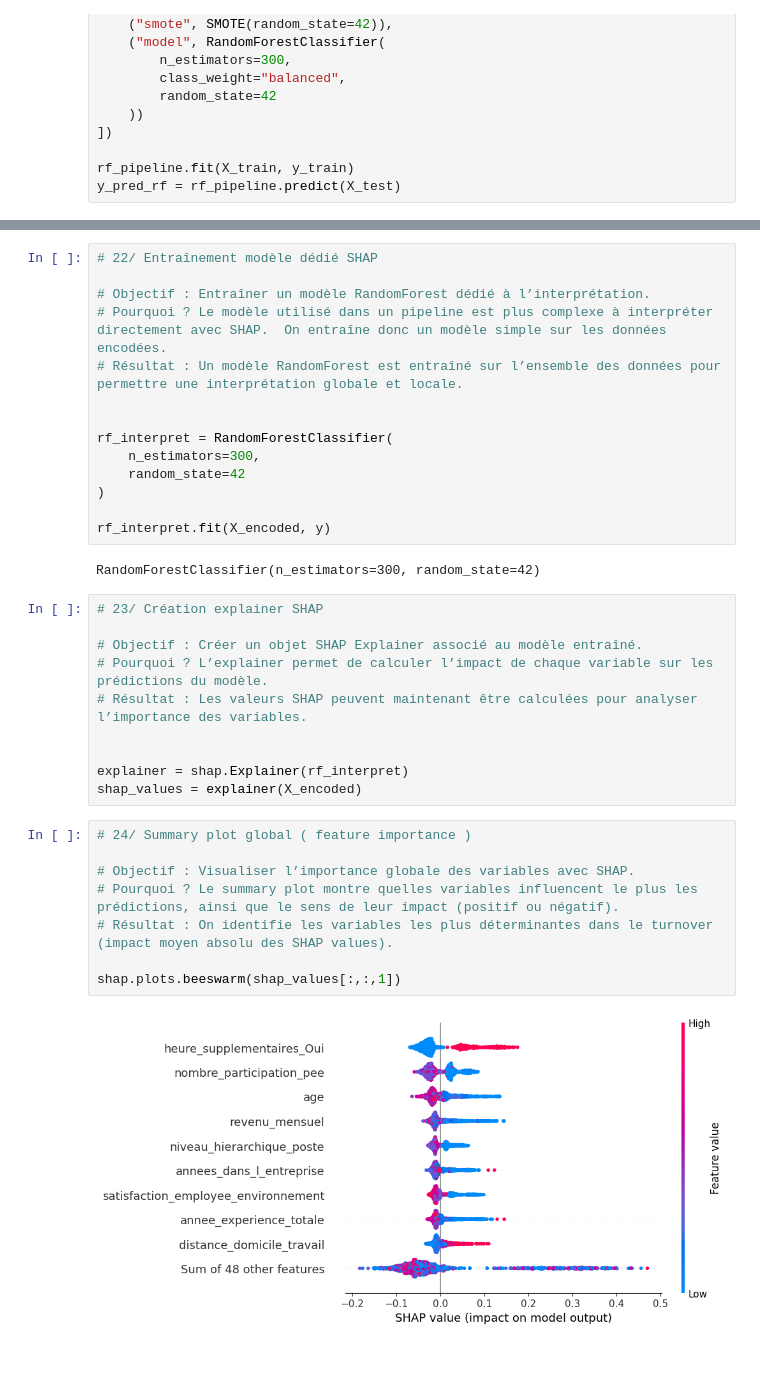
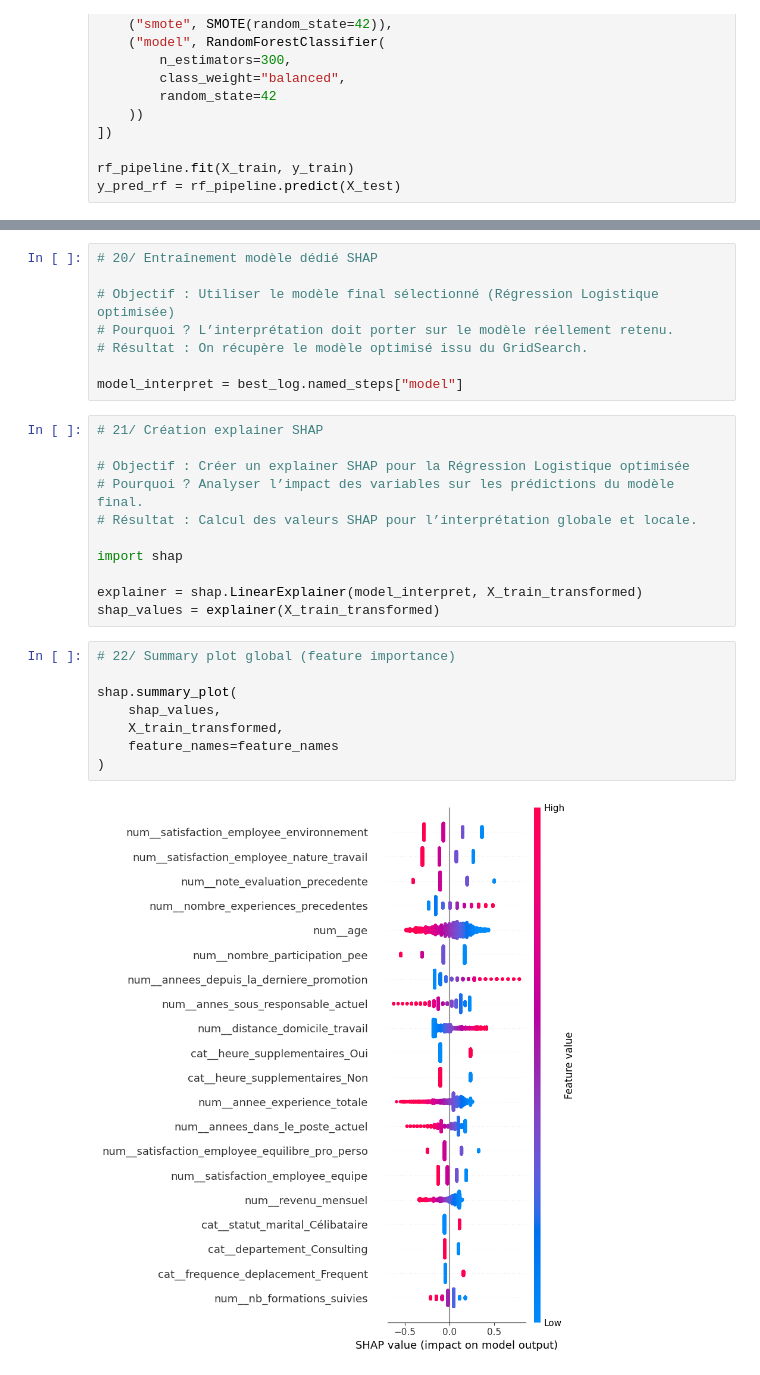
Before and after one commit to sjbl69/Technovaa, a Jupyter notebook: notebooks/02_Modeling_and_SHAP.ipynb, the cells around one changed output, grey strips where cells are left out. Drawn from its saved outputs; the diff is of its cells as text.

Commit message:
Turnover prediction project - EDA, Modeling and SHAP

```diff
--- a/notebooks/02_Modeling_and_SHAP.ipynb
+++ b/notebooks/02_Modeling_and_SHAP.ipynb
@@ -429,37 +380,30 @@ X_encoded = pd.get_dummies(X, drop_first=True)
 # %%
-# 22/ Entraînement modèle dédié SHAP
+# 20/ Entraînement modèle dédié SHAP
 
-# Objectif : Entraîner un modèle RandomForest dédié à l’interprétation.
-# Pourquoi ? Le modèle utilisé dans un pipeline est plus complexe à interpréter directement avec SHAP.  On entraîne donc un modèle simple sur les données encodées.
-# Résultat : Un modèle RandomForest est entraîné sur l’ensemble des données pour permettre une interprétation globale et locale.
+# Objectif : Utiliser le modèle final sélectionné (Régression Logistique optimisée)
+# Pourquoi ? L’interprétation doit porter sur le modèle réellement retenu.
+# Résultat : On récupère le modèle optimisé issu du GridSearch.
 
-
-rf_interpret = RandomForestClassifier(
-    n_estimators=300,
-    random_state=42
-)
-
-rf_interpret.fit(X_encoded, y)
+model_interpret = best_log.named_steps["model"]
-# %% [output]
-RandomForestClassifier(n_estimators=300, random_state=42)
 # %%
-# 23/ Création explainer SHAP
+# 21/ Création explainer SHAP
 
-# Objectif : Créer un objet SHAP Explainer associé au modèle entraîné.
-# Pourquoi ? L’explainer permet de calculer l’impact de chaque variable sur les prédictions du modèle.
-# Résultat : Les valeurs SHAP peuvent maintenant être calculées pour analyser l’importance des variables.
+# Objectif : Créer un explainer SHAP pour la Régression Logistique optimisée
+# Pourquoi ? Analyser l’impact des variables sur les prédictions du modèle final.
+# Résultat : Calcul des valeurs SHAP pour l’interprétation globale et locale.
 
+import shap
 
-explainer = shap.Explainer(rf_interpret)
-shap_values = explainer(X_encoded)
+explainer = shap.LinearExplainer(model_interpret, X_train_transformed)
+shap_values = explainer(X_train_transformed)
 # %%
-# 24/ Summary plot global ( feature importance )
+# 22/ Summary plot global (feature importance)
 
-# Objectif : Visualiser l’importance globale des variables avec SHAP.
-# Pourquoi ? Le summary plot montre quelles variables influencent le plus les prédictions, ainsi que le sens de leur impact (positif ou négatif).
-# Résultat : On identifie les variables les plus déterminantes dans le turnover (impact moyen absolu des SHAP values).
-
-shap.plots.beeswarm(shap_values[:,:,1])
+shap.summary_plot(
+    shap_values,
+    X_train_transformed,
+    feature_names=feature_names
+)
 # %% [output]
-[figure, old version]
+[figure, new version]
 # %%
```
Also changed, not shown: parts of 12 cells of this notebook.
